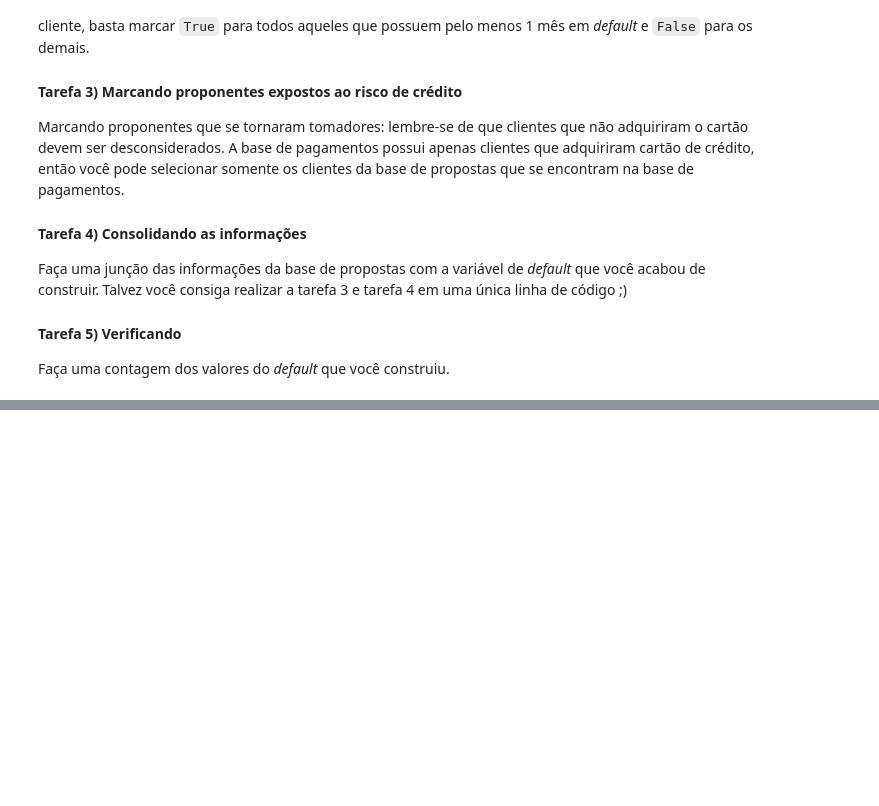
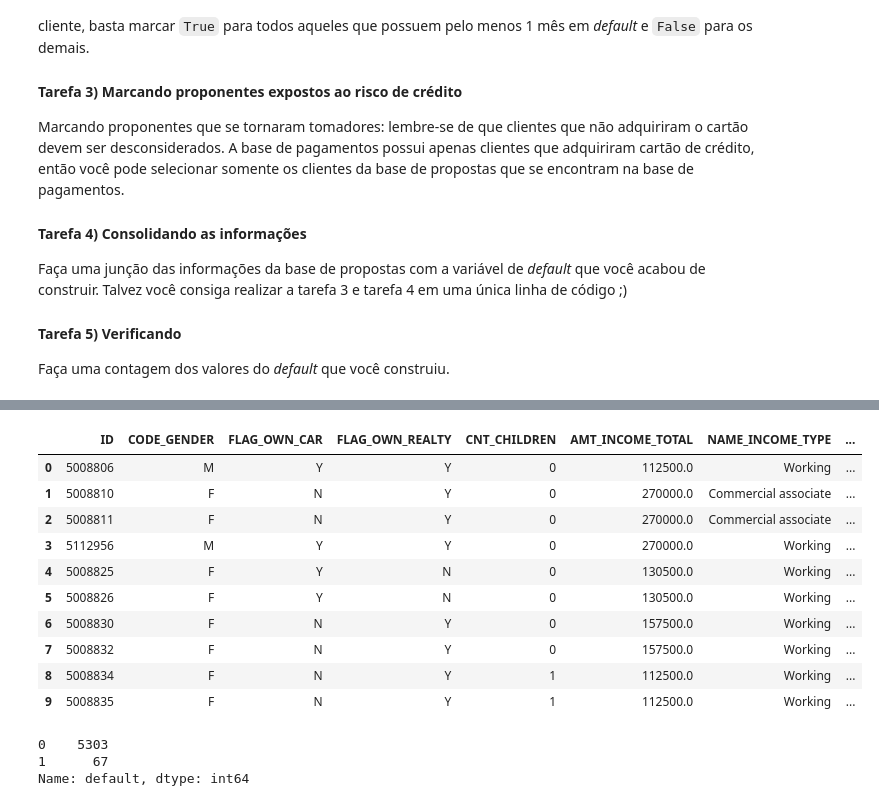
Before and after one commit to IgorCBzxc/volta-zero, a Jupyter notebook: Limpeza e preparação de dados/Tarefa 2/Mod5Ex_aulas_04a05.ipynb, the cells around one changed output, grey strips where cells are left out. Cells and saved outputs as stored; diff of their text form; code cells hidden in the pictures; blank space fills up the shorter version.

```diff
--- a/Limpeza e preparação de dados/Tarefa 2/Mod5Ex_aulas_04a05.ipynb
+++ b/Limpeza e preparação de dados/Tarefa 2/Mod5Ex_aulas_04a05.ipynb
@@ -126,0 +112,44 @@ pg['default'].sum()
+# %%
+# 3 e 4) mantendo apenas os clientes da base com inner join
+
+consolidado = propostas.merge(pg, on='ID', how='inner')[['ID',
+ 'CODE_GENDER',
+ 'FLAG_OWN_CAR',
+ 'FLAG_OWN_REALTY',
+ 'CNT_CHILDREN',
+ 'AMT_INCOME_TOTAL',
+ 'NAME_INCOME_TYPE',
+ 'NAME_EDUCATION_TYPE',
+ 'NAME_FAMILY_STATUS',
+ 'NAME_HOUSING_TYPE',
+ 'DAYS_BIRTH',
+ 'DAYS_EMPLOYED',
+ 'FLAG_MOBIL',
+ 'FLAG_WORK_PHONE',
+ 'FLAG_PHONE',
+ 'FLAG_EMAIL',
+ 'OCCUPATION_TYPE',
+ 'CNT_FAM_MEMBERS',
+ 'default']]
+
+consolidado.head(10)
+# %% [output]
+|  | ID | CODE_GENDER | FLAG_OWN_CAR | FLAG_OWN_REALTY | CNT_CHILDREN | AMT_INCOME_TOTAL | NAME_INCOME_TYPE | ... |
+| 0 | 5008806 | M | Y | Y | 0 | 112500.0 | Working | ... |
+| 1 | 5008810 | F | N | Y | 0 | 270000.0 | Commercial associate | ... |
+| 2 | 5008811 | F | N | Y | 0 | 270000.0 | Commercial associate | ... |
+| 3 | 5112956 | M | Y | Y | 0 | 270000.0 | Working | ... |
+| 4 | 5008825 | F | Y | N | 0 | 130500.0 | Working | ... |
+| 5 | 5008826 | F | Y | N | 0 | 130500.0 | Working | ... |
+| 6 | 5008830 | F | N | Y | 0 | 157500.0 | Working | ... |
+| 7 | 5008832 | F | N | Y | 0 | 157500.0 | Working | ... |
+| 8 | 5008834 | F | N | Y | 1 | 112500.0 | Working | ... |
+| 9 | 5008835 | F | N | Y | 1 | 112500.0 | Working | ... |
+# %%
+# 5) checando novamente o perfil dos usuários
+
+consolidado['default'].value_counts()
+# %% [output]
+0    5303
+1      67
+Name: default, dtype: int64
```
Also changed, not shown: parts of 5 cells of this notebook.
